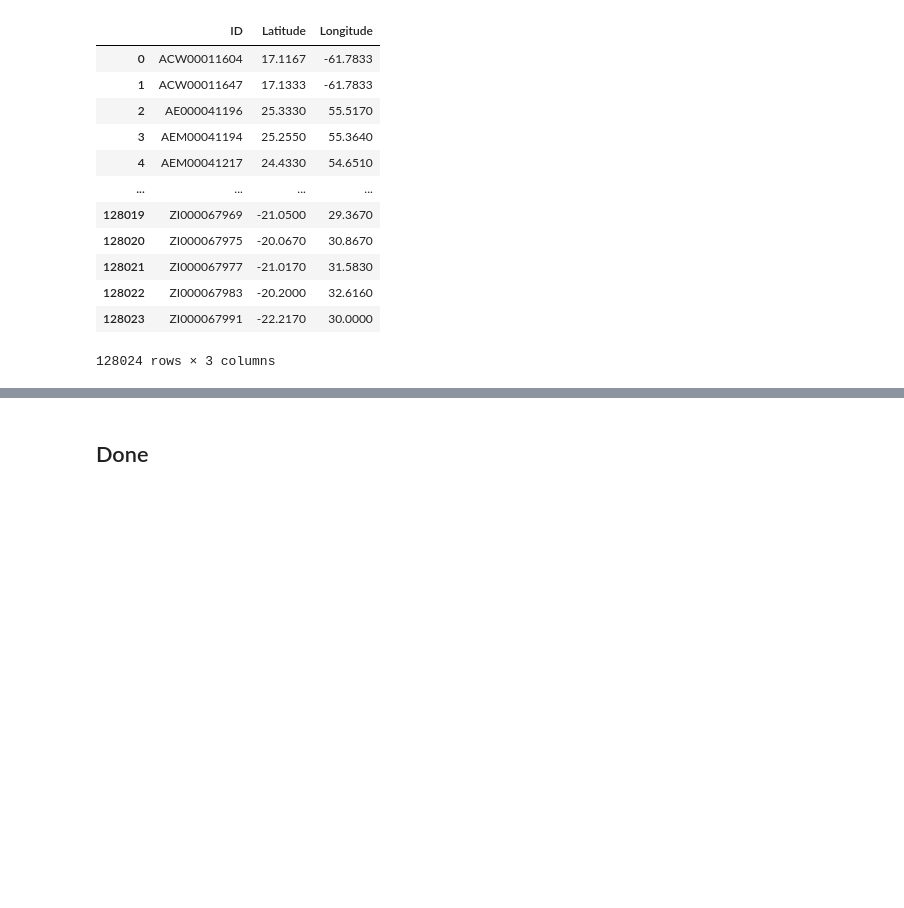
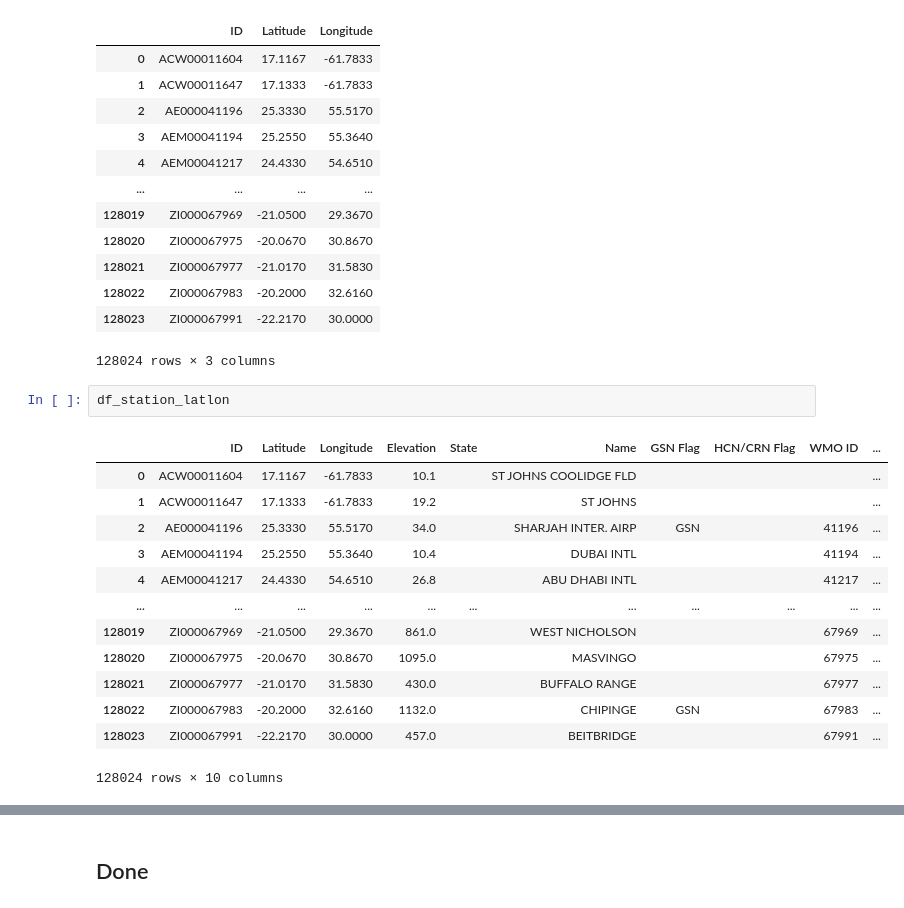
Before and after one commit to ekrichards/DSC288R_Capstone, a Jupyter notebook: notebooks/er.ipynb, the cells around one changed output, grey strips where cells are left out. Drawn from its saved outputs; the diff is of its cells as text; blank space fills up the shorter version.

```diff
--- a/notebooks/er.ipynb
+++ b/notebooks/er.ipynb
@@ -44,6 +44,22 @@ weather_df
 | 128022 | ZI000067983 | -20.2000 | 32.6160 |
 | 128023 | ZI000067991 | -22.2170 | 30.0000 |
 128024 rows × 3 columns
+# %%
+df_station_latlon
+# %% [output]
+|  | ID | Latitude | Longitude | Elevation | State | Name | GSN Flag | HCN/CRN Flag | WMO ID | ... |
+| 0 | ACW00011604 | 17.1167 | -61.7833 | 10.1 |  | ST JOHNS COOLIDGE FLD |  |  |  | ... |
+| 1 | ACW00011647 | 17.1333 | -61.7833 | 19.2 |  | ST JOHNS |  |  |  | ... |
+| 2 | AE000041196 | 25.3330 | 55.5170 | 34.0 |  | SHARJAH INTER. AIRP | GSN |  | 41196 | ... |
+| 3 | AEM00041194 | 25.2550 | 55.3640 | 10.4 |  | DUBAI INTL |  |  | 41194 | ... |
+| 4 | AEM00041217 | 24.4330 | 54.6510 | 26.8 |  | ABU DHABI INTL |  |  | 41217 | ... |
+| ... | ... | ... | ... | ... | ... | ... | ... | ... | ... | ... |
+| 128019 | ZI000067969 | -21.0500 | 29.3670 | 861.0 |  | WEST NICHOLSON |  |  | 67969 | ... |
+| 128020 | ZI000067975 | -20.0670 | 30.8670 | 1095.0 |  | MASVINGO |  |  | 67975 | ... |
+| 128021 | ZI000067977 | -21.0170 | 31.5830 | 430.0 |  | BUFFALO RANGE |  |  | 67977 | ... |
+| 128022 | ZI000067983 | -20.2000 | 32.6160 | 1132.0 |  | CHIPINGE | GSN |  | 67983 | ... |
+| 128023 | ZI000067991 | -22.2170 | 30.0000 | 457.0 |  | BEITBRIDGE |  |  | 67991 | ... |
+128024 rows × 10 columns
 # %%
 from geopy.distance import geodesic
 
```
Also changed, not shown: parts of 4 cells of this notebook, 6 other files.
